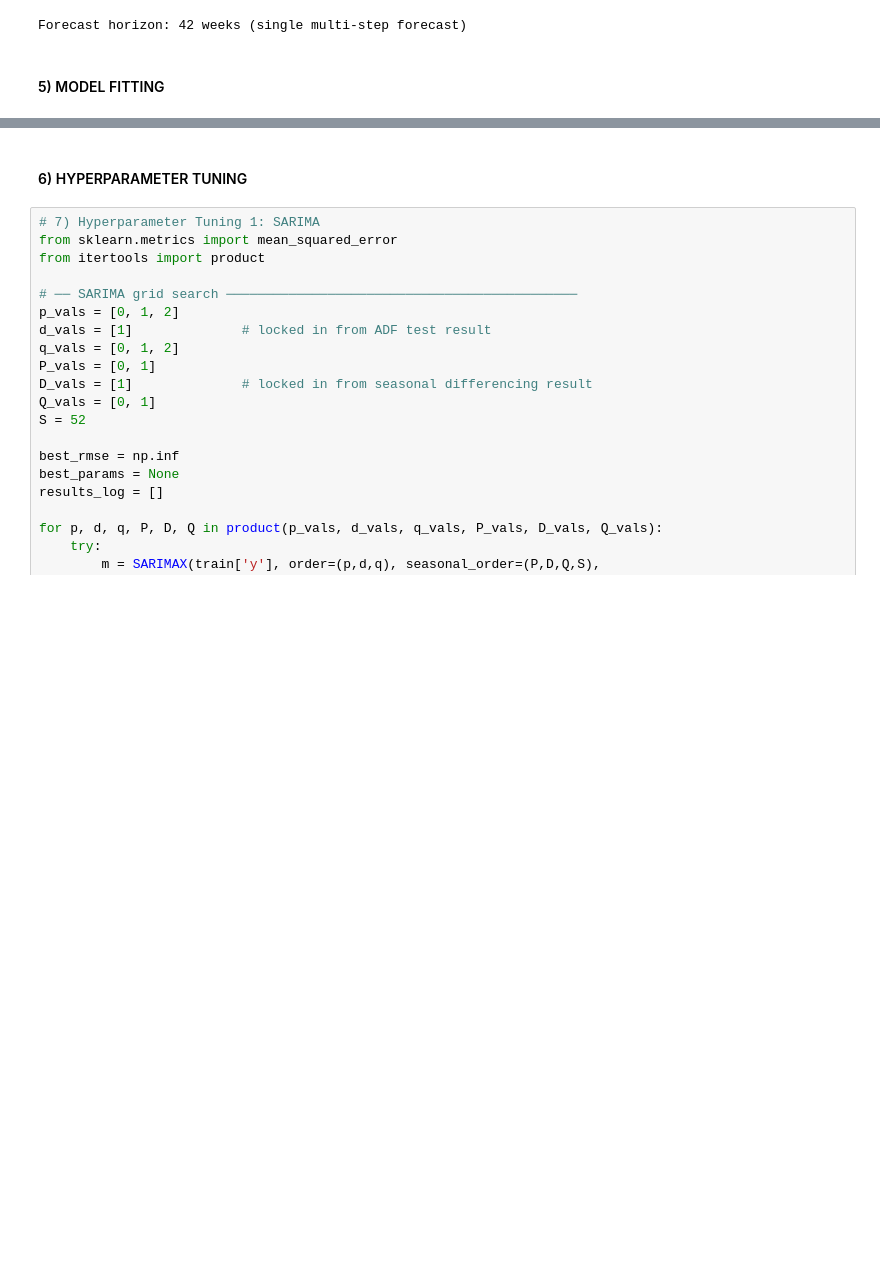
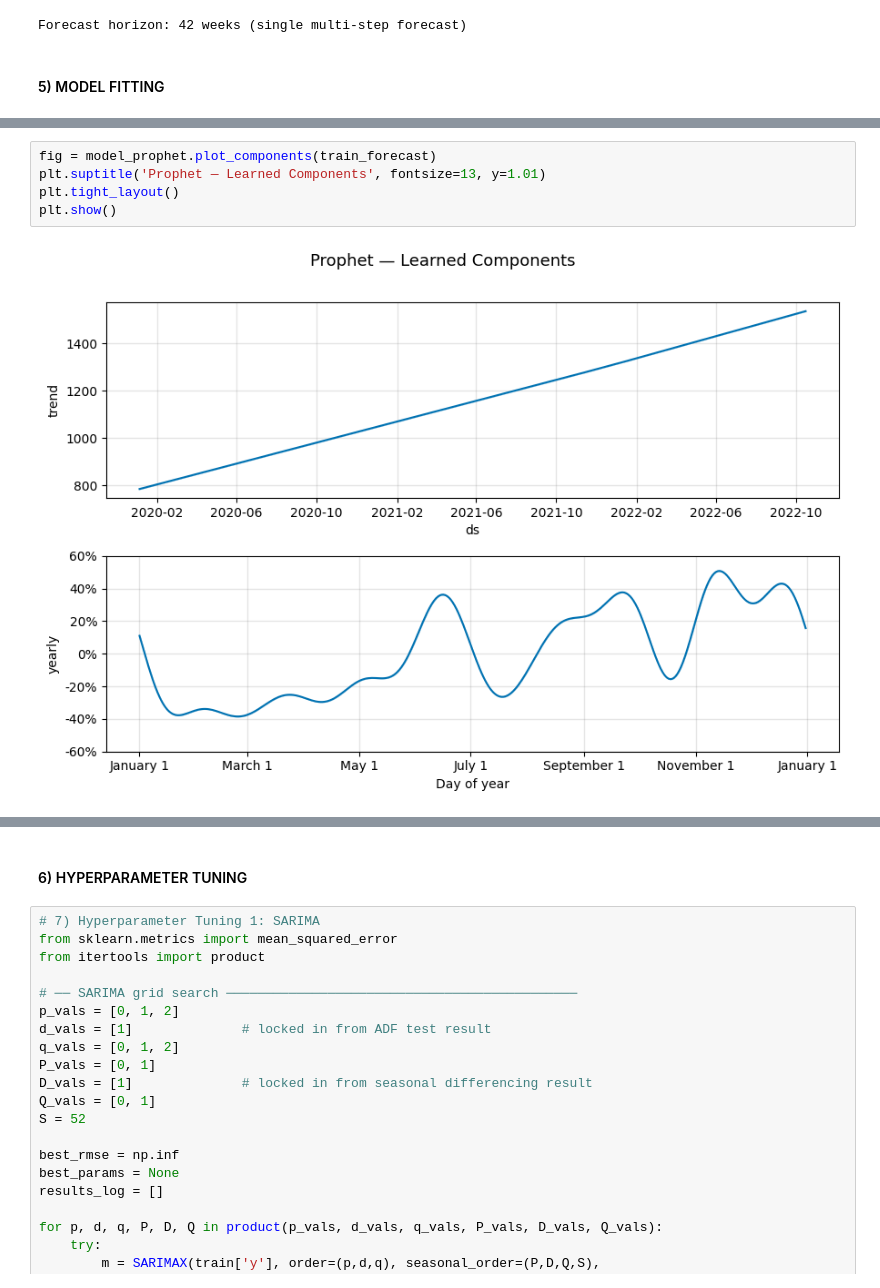
Before and after one commit to salsabilaoktanio/FYP_SALSABILA, a Jupyter notebook: ModellingPhase.ipynb, the cells around one changed output, grey strips where cells are left out. Drawn from its saved outputs; the diff is of its cells as text; blank space fills up the shorter version.

```diff
--- a/ModellingPhase.ipynb
+++ b/ModellingPhase.ipynb
@@ -186,0 +204,7 @@ Prophet fitted on training data.
+# %%
+fig = model_prophet.plot_components(train_forecast)
+plt.suptitle('Prophet — Learned Components', fontsize=13, y=1.01)
+plt.tight_layout()
+plt.show()
+# %% [output]
+[figure, added]
```
Also changed, not shown: parts of 4 cells of this notebook.
